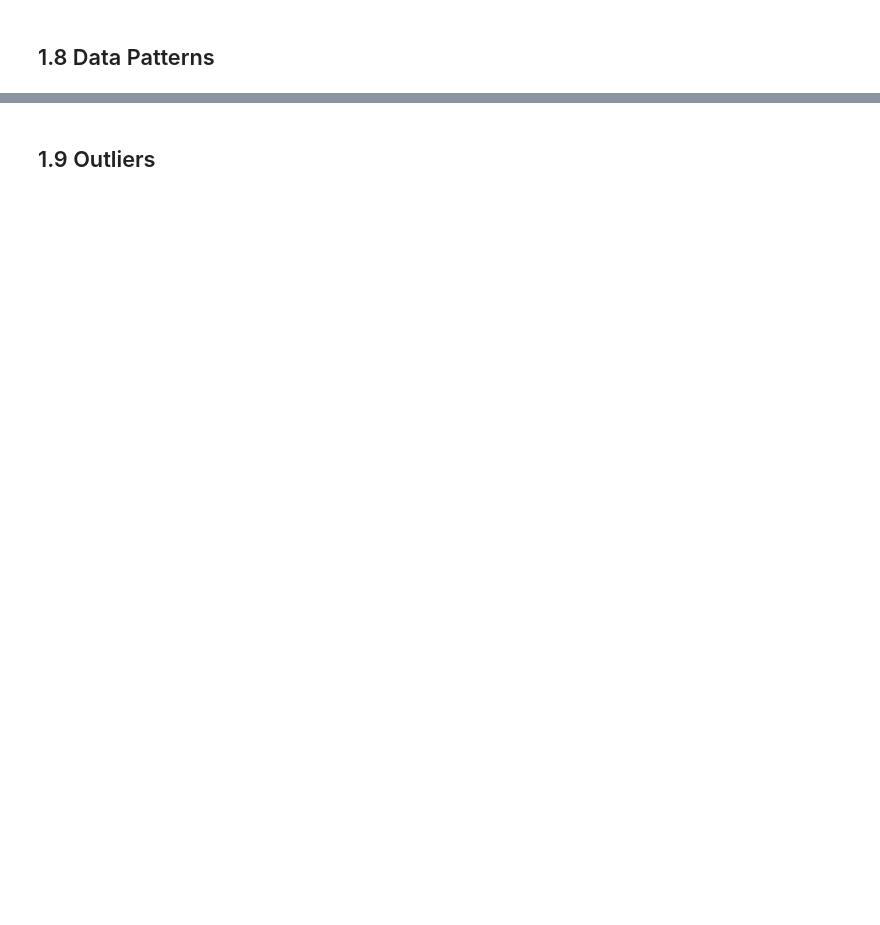
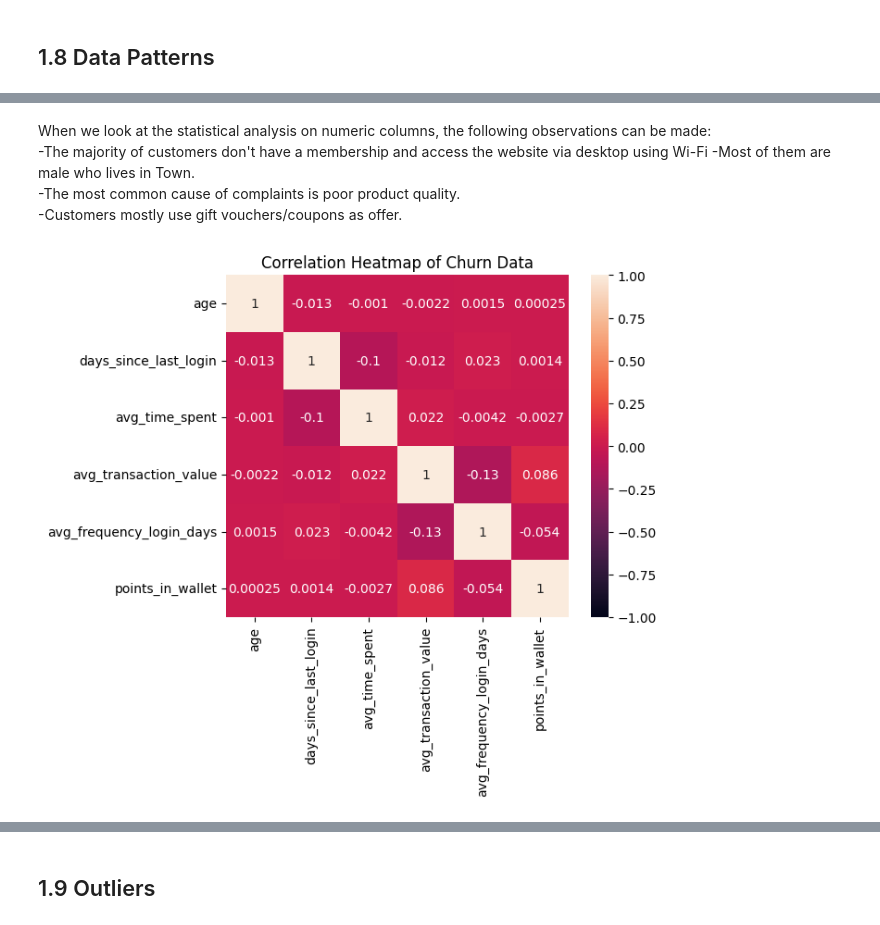
Before and after one commit to CMPE252/customer-churn-prediction, a Jupyter notebook: CMPE_252_Customer_Churn_Prediction.ipynb, the cells around one changed output, grey strips where cells are left out. Cells and saved outputs as stored; diff of their text form; code cells hidden in the pictures; blank space fills up the shorter version.

```diff
--- a/CMPE_252_Customer_Churn_Prediction.ipynb
+++ b/CMPE_252_Customer_Churn_Prediction.ipynb
@@ -92,0 +370,11 @@ There are 7 numeric features and 17 categorical features in the dataset. The cus
+# %%
+for column in nonstandard_cols:
+  #replace the invalid values with NaN
+  X_valid[column] = X_valid[column].replace(nonstandard_values, np.nan)
+  X_test[column] = X_test[column].replace(nonstandard_values, np.nan)
+# %%
+negative_cols = ['days_since_last_login', 'avg_time_spent', 'avg_frequency_login_days', 'points_in_wallet']
+for column in negative_cols:
+  X_train.loc[X_train[column] < 0, column] = np.nan
+  print(X_train[column].sort_values().head(5))
+  print("_" * 40)
@@ -92,0 +428,21 @@ There are 7 numeric features and 17 categorical features in the dataset. The cus
+# %%
+# For numerical columns, median should be used
+median = SimpleImputer(strategy = "median")
+
+# Using fit_transform because median and mode should be learned from just train data subset.
+# If we calculate the median of validation and test subsets, it will be cause of data leakage
+numerical_cols = ['points_in_wallet', 'avg_frequency_login_days', 'avg_time_spent', 'days_since_last_login']
+X_train[numerical_cols] = median.fit_transform(X_train[numerical_cols])
+X_valid[numerical_cols] = median.transform(X_valid[numerical_cols])
+X_test[numerical_cols] = median.transform(X_test[numerical_cols])
+
+mode = SimpleImputer(strategy = "most_frequent")
+
+categorical_cols = ['gender', 'region_category', 'joined_through_referral', 'referral_id', 'preferred_offer_types','medium_of_operation']
+X_train[categorical_cols] = mode.fit_transform(X_train[categorical_cols])
+X_valid[categorical_cols] = mode.transform(X_valid[categorical_cols])
+X_test[categorical_cols] = mode.transform(X_test[categorical_cols])
+
+print(X_train.isnull().sum())
+print(X_valid.isnull().sum())
+print(X_test.isnull().sum())
@@ -94,0 +509,13 @@ There are 7 numeric features and 17 categorical features in the dataset. The cus
+# %% [markdown]
+When we look at the statistical analysis on numeric columns, the following observations can be made:
+-The majority of customers don't have a membership and access the website via desktop using Wi-Fi
+-Most of them are male who lives in Town.
+-The most common cause of complaints is poor product quality.
+-Customers mostly use gift vouchers/coupons as offer.
+# %%
+correlation =X_train[X_train.select_dtypes(include=np.number).columns]
+sns.heatmap(correlation.corr(), annot=True,  square = True, vmin=-1, vmax=1)
+plt.title("Correlation Heatmap of Churn Data")
+plt.show()
+# %% [output]
+[figure, added]
```
Also changed, not shown: parts of 46 cells of this notebook.
